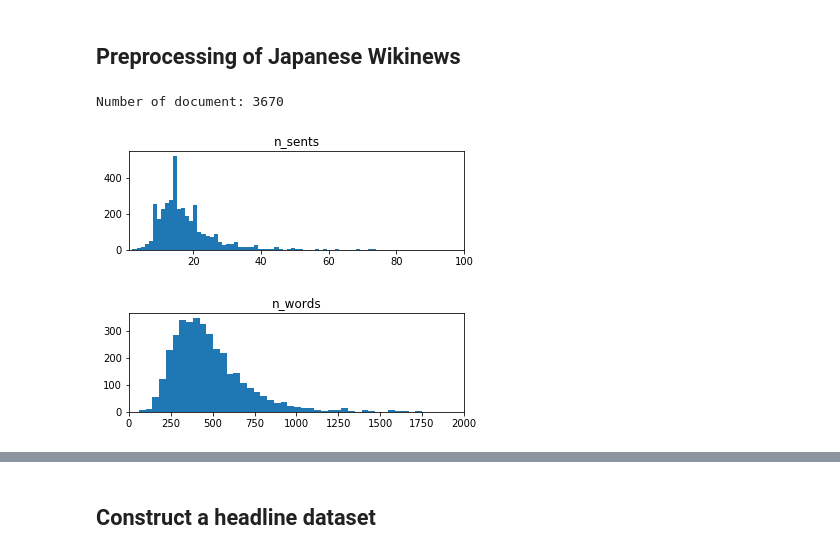
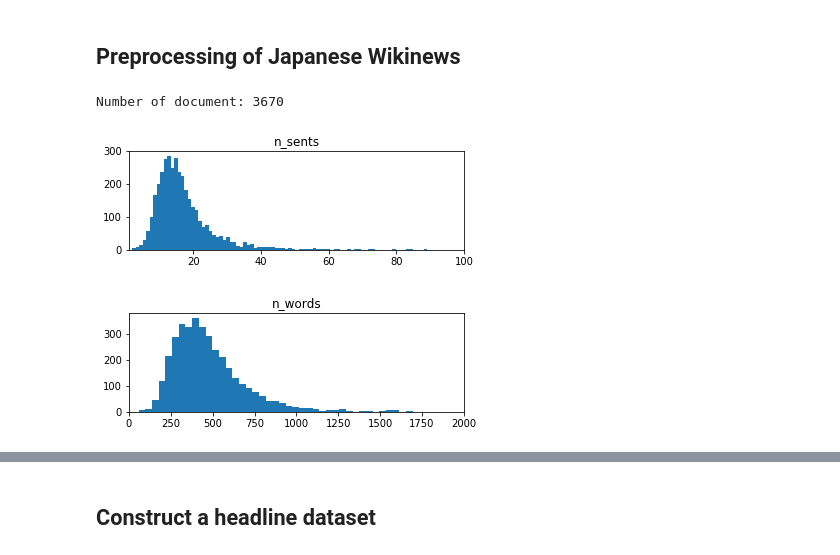
Before and after one commit to tm4roon/jawikinews-headline-dataset, a Jupyter notebook: preprocess.ipynb, the cells around one changed output, grey strips where cells are left out. Drawn from its saved outputs; the diff is of its cells as text; code cells hidden in the pictures.

```diff
--- a/preprocess.ipynb
+++ b/preprocess.ipynb
@@ -28,6 +52,12 @@ import MeCab
 import pandas as pd
 import matplotlib.pyplot as plt
 from tqdm import tqdm
+import mojimoji
+
+
+mecab = MeCab.Tagger('-O wakati')
+starts_pattern = re.compile(r'【[0-9年月日 ]+】')
+wikipedia_pattern = re.compile(r'^ウィキペディアに.*に関する記事があります。')
 
 
 def count_lines(path):
@@ -58,51 +89,50 @@ def preprocess(json_line, is_document=True):
     return tokenized
 # %%
-#@title Preprocess
+# Preprocess
 data_path = "/content/drive/My Drive/wikinews-headline/jawikinews-20190909-cirrussearch-content.json.gz"
-preprocessed_path = "/content/drive/My Drive/wikinews-headline/preprocessed-data.csv"
+preprocessed_path = "/content/drive/My Drive/wikinews-headline/tmp-cleaned-data.csv"
 
-if os.path.exists(preprocessed_path):
-    raw = pd.read_csv(preprocessed_path)
-else:
-    articles = []
-    headlines = []
-    n_lines = count_lines(data_path)
-    with gzip.open(data_path) as f:
-        for line in tqdm(f, total=n_lines):
-            json_line = json.loads(line)
-            if "index" not in json_line:
-                tokenized_article = preprocess(json_line["text"])
-                tokenized_headline = preprocess(json_line["title"], is_document=False)
-                if tokenized_article is not None:
-                    articles.append(tokenized_article)
-                    headlines.append(tokenized_headline)
-    raw = pd.DataFrame({'article': articles, 'headline': headlines})
+articles = []
+headlines = []
+n_lines = count_lines(data_path)
+
+with gzip.open(data_path) as f:
+    for line in tqdm(f, total=n_lines):
+        json_line = json.loads(line)
+        if "index" not in json_line:
+            tokenized_article = preprocess(json_line["text"])
+            tokenized_headline = preprocess(json_line["title"], is_document=False)
+            if tokenized_article is not None:
+                articles.append(tokenized_article)
+                headlines.append(tokenized_headline)
+
+    assert len(articles) == len(headlines)
+    raw = pd.DataFrame({'id': list(range(len(articles))), 'article': articles, 'headline': headlines})
 # %%
-#@title Display data statistics
-raw.head()
+# Display data statistics
 print(f'Number of document: {len(raw)}')
 
 # count sentence in each document
 count_sentences = lambda x: x.count('</s>')
 raw['n_sents'] = raw['article'].map(count_sentences)
 
 # count word in each docunent
 count_words = lambda x: x.count(' ') + 1
 raw['n_words'] = raw['article'].map(count_words)
 
 # show data statistics
 plt.subplot(2, 1, 1)
 plt.xlim(1, 100)
 plt.title('n_sents')
 plt.hist(raw['n_sents'], bins=200)
 plt.show()
 
 plt.subplot(2, 1, 2)
 plt.xlim(1, 2000)
 plt.title('n_words')
 plt.hist(raw['n_words'], bins=200)
 plt.show()
 # %% [output]
 Number of document: 3670
-[figure, old version]
+[figure, new version]
-[figure, old version]
+[figure, new version]
```
Also changed, not shown: parts of 14 cells of this notebook.
